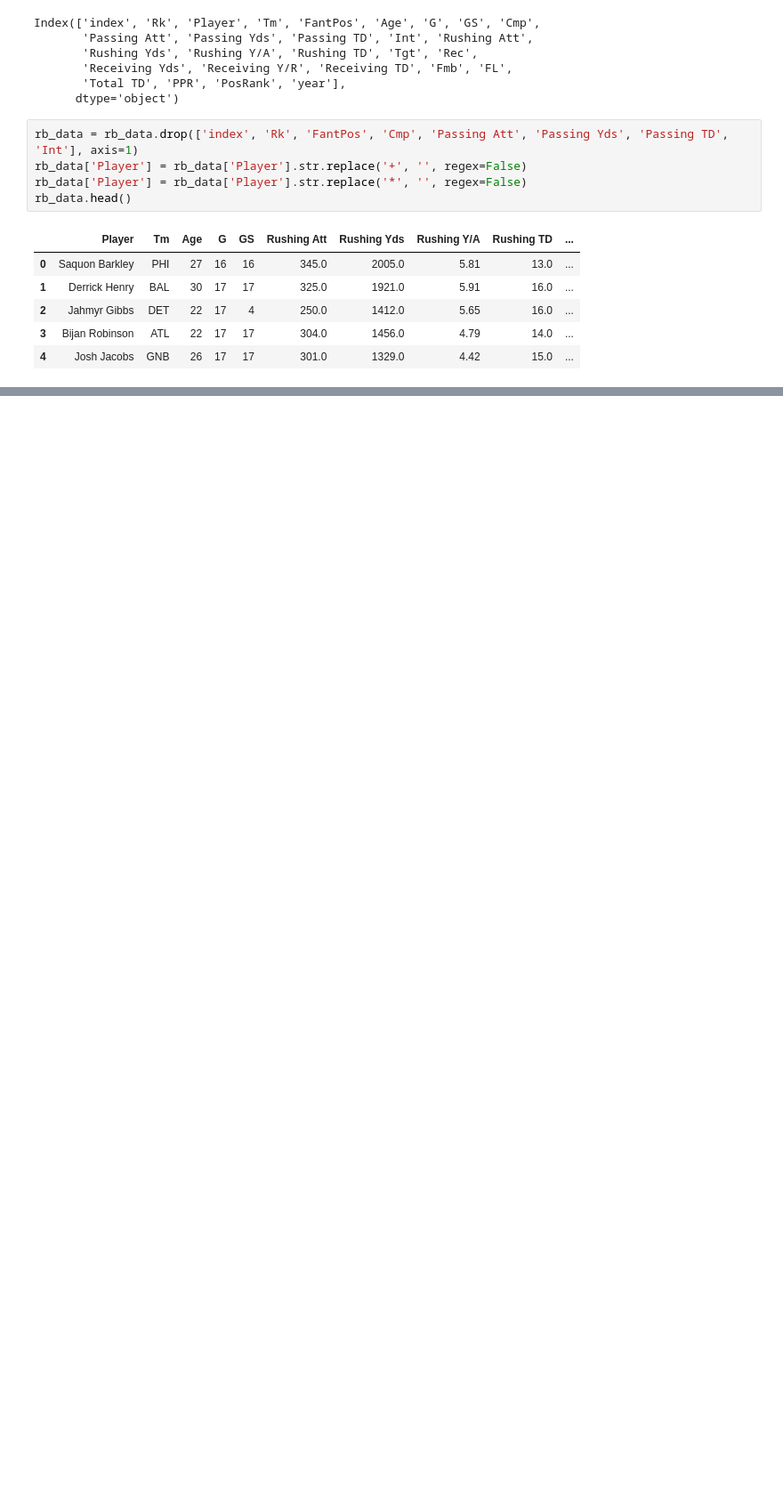
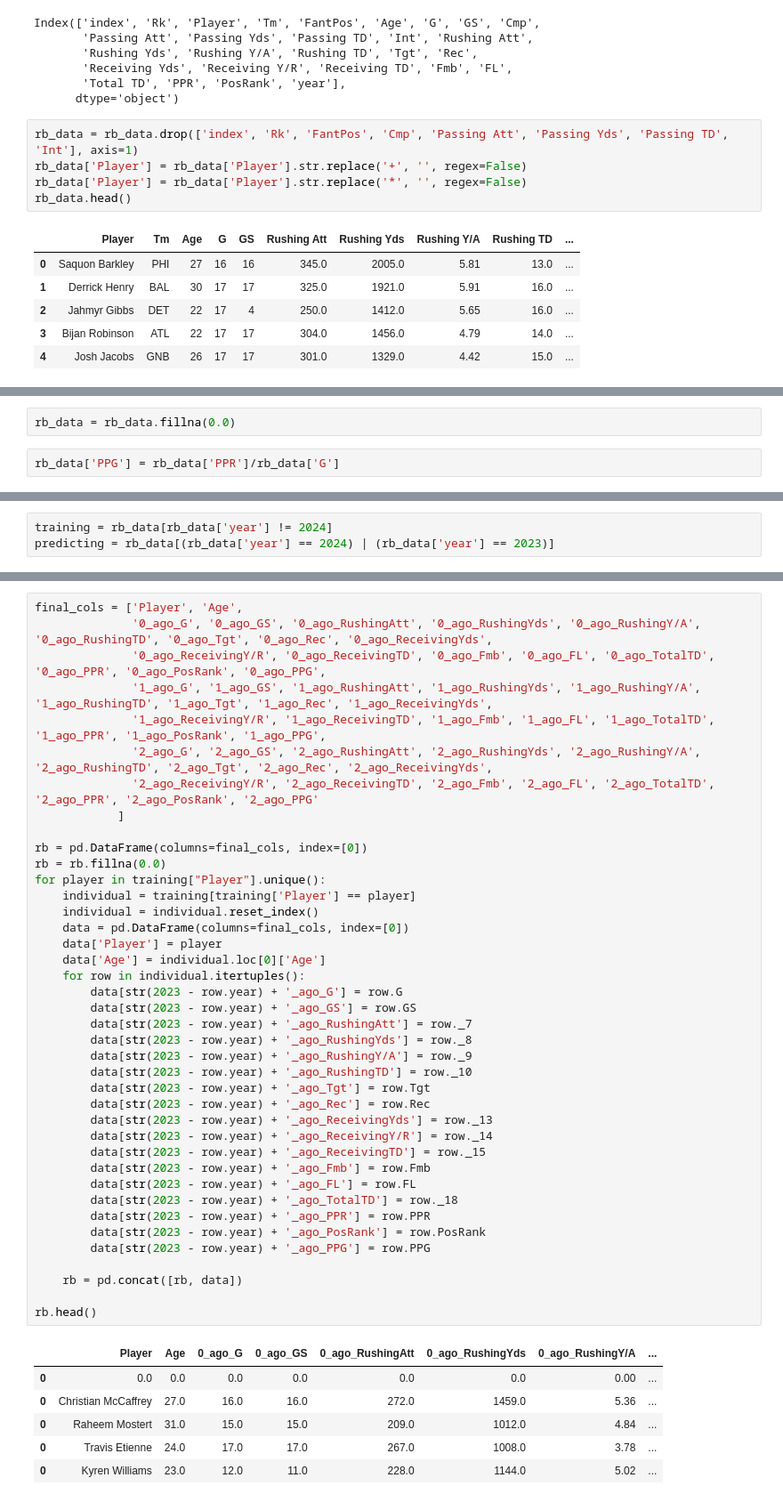
Before and after one commit to hdjwis/FantasyFootballPrediction, a Jupyter notebook: rb_prediction.ipynb, the cells around one changed output, grey strips where cells are left out. Shown: that part at 89% size. Cells and saved outputs as stored; diff of their text form; blank space fills up the shorter version.

```diff
--- a/rb_prediction.ipynb
+++ b/rb_prediction.ipynb
@@ -38,0 +53,4 @@ rb_data.head()
+# %%
+rb_data = rb_data.fillna(0.0)
+# %%
+rb_data['PPG'] = rb_data['PPR']/rb_data['G']
@@ -38,0 +61,3 @@ rb_data.head()
+# %%
+training = rb_data[rb_data['year'] != 2024]
+predicting = rb_data[(rb_data['year'] == 2024) | (rb_data['year'] == 2023)]
@@ -38,0 +80,47 @@ rb_data.head()
+# %%
+final_cols = ['Player', 'Age',
+              '0_ago_G', '0_ago_GS', '0_ago_RushingAtt', '0_ago_RushingYds', '0_ago_RushingY/A', '0_ago_RushingTD', '0_ago_Tgt', '0_ago_Rec', '0_ago_ReceivingYds',
+              '0_ago_ReceivingY/R', '0_ago_ReceivingTD', '0_ago_Fmb', '0_ago_FL', '0_ago_TotalTD', '0_ago_PPR', '0_ago_PosRank', '0_ago_PPG',
+              '1_ago_G', '1_ago_GS', '1_ago_RushingAtt', '1_ago_RushingYds', '1_ago_RushingY/A', '1_ago_RushingTD', '1_ago_Tgt', '1_ago_Rec', '1_ago_ReceivingYds',
+              '1_ago_ReceivingY/R', '1_ago_ReceivingTD', '1_ago_Fmb', '1_ago_FL', '1_ago_TotalTD', '1_ago_PPR', '1_ago_PosRank', '1_ago_PPG',
+              '2_ago_G', '2_ago_GS', '2_ago_RushingAtt', '2_ago_RushingYds', '2_ago_RushingY/A', '2_ago_RushingTD', '2_ago_Tgt', '2_ago_Rec', '2_ago_ReceivingYds',
+              '2_ago_ReceivingY/R', '2_ago_ReceivingTD', '2_ago_Fmb', '2_ago_FL', '2_ago_TotalTD', '2_ago_PPR', '2_ago_PosRank', '2_ago_PPG'
+            ]
+
+rb = pd.DataFrame(columns=final_cols, index=[0])
+rb = rb.fillna(0.0)
+for player in training["Player"].unique():
+    individual = training[training['Player'] == player]
+    individual = individual.reset_index()
+    data = pd.DataFrame(columns=final_cols, index=[0])
+    data['Player'] = player
+    data['Age'] = individual.loc[0]['Age']
+    for row in individual.itertuples():
+        data[str(2023 - row.year) + '_ago_G'] = row.G
+        data[str(2023 - row.year) + '_ago_GS'] = row.GS
+        data[str(2023 - row.year) + '_ago_RushingAtt'] = row._7
+        data[str(2023 - row.year) + '_ago_RushingYds'] = row._8
+        data[str(2023 - row.year) + '_ago_RushingY/A'] = row._9
+        data[str(2023 - row.year) + '_ago_RushingTD'] = row._10
+        data[str(2023 - row.year) + '_ago_Tgt'] = row.Tgt
+        data[str(2023 - row.year) + '_ago_Rec'] = row.Rec
+        data[str(2023 - row.year) + '_ago_ReceivingYds'] = row._13
+        data[str(2023 - row.year) + '_ago_ReceivingY/R'] = row._14
+        data[str(2023 - row.year) + '_ago_ReceivingTD'] = row._15
+        data[str(2023 - row.year) + '_ago_Fmb'] = row.Fmb
+        data[str(2023 - row.year) + '_ago_FL'] = row.FL
+        data[str(2023 - row.year) + '_ago_TotalTD'] = row._18
+        data[str(2023 - row.year) + '_ago_PPR'] = row.PPR
+        data[str(2023 - row.year) + '_ago_PosRank'] = row.PosRank
+        data[str(2023 - row.year) + '_ago_PPG'] = row.PPG
+
+    rb = pd.concat([rb, data])
+
+rb.head()
+# %% [output]
+|  | Player | Age | 0_ago_G | 0_ago_GS | 0_ago_RushingAtt | 0_ago_RushingYds | 0_ago_RushingY/A | ... |
+| 0 | 0.0 | 0.0 | 0.0 | 0.0 | 0.0 | 0.0 | 0.00 | ... |
+| 0 | Christian McCaffrey | 27.0 | 16.0 | 16.0 | 272.0 | 1459.0 | 5.36 | ... |
+| 0 | Raheem Mostert | 31.0 | 15.0 | 15.0 | 209.0 | 1012.0 | 4.84 | ... |
+| 0 | Travis Etienne | 24.0 | 17.0 | 17.0 | 267.0 | 1008.0 | 3.78 | ... |
+| 0 | Kyren Williams | 23.0 | 12.0 | 11.0 | 228.0 | 1144.0 | 5.02 | ... |
```
Also changed, not shown: parts of 26 cells of this notebook, 1 other file.
